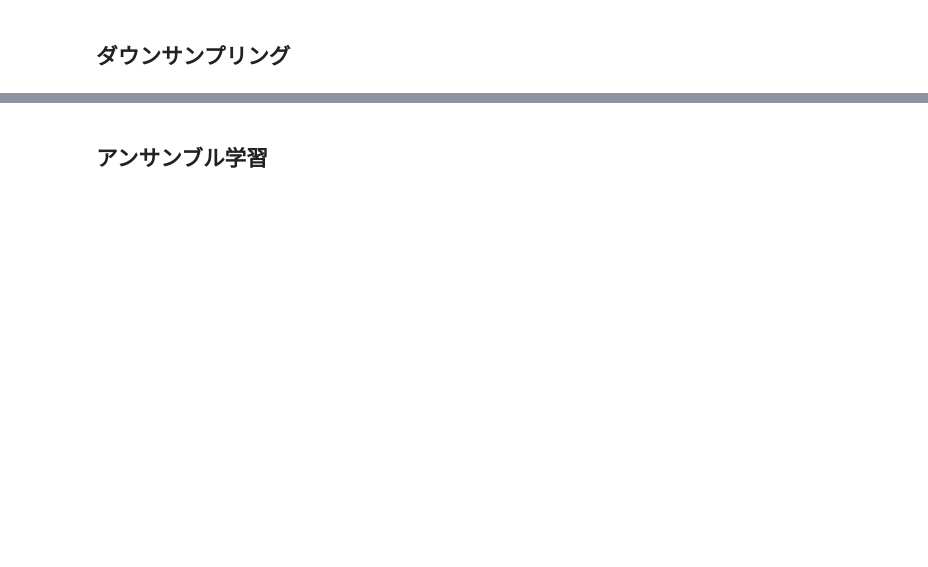
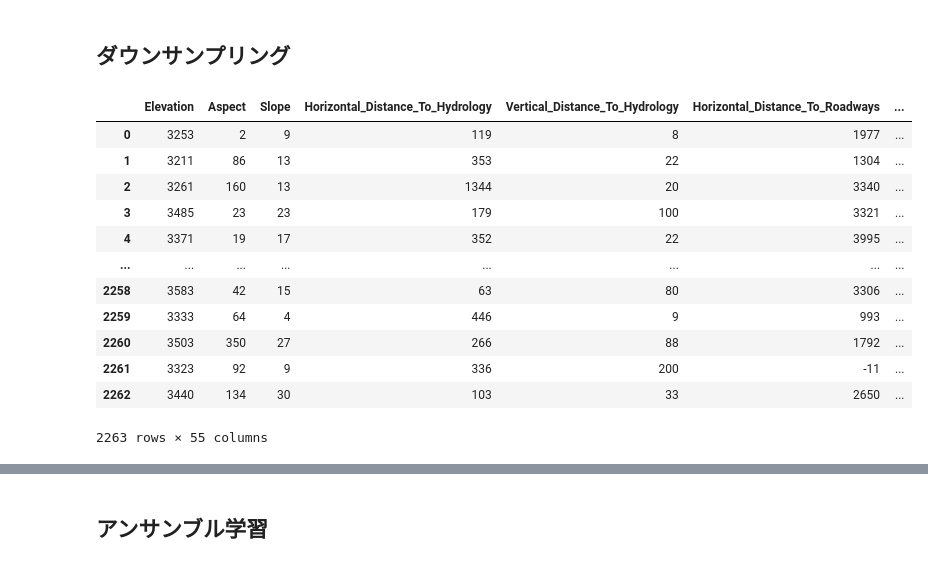
Before and after one commit to rrrrind/kaggle, a Jupyter notebook: workspace/Tabular_Playground_Series_Dec_2021/main.ipynb, the cells around one changed output, grey strips where cells are left out. Cells and saved outputs as stored; diff of their text form; code cells hidden in the pictures; blank space fills up the shorter version.

```diff
--- a/workspace/Tabular_Playground_Series_Dec_2021/main.ipynb
+++ b/workspace/Tabular_Playground_Series_Dec_2021/main.ipynb
@@ -247,0 +230,16 @@ fun_features
+# %%
+train_ds
+# %% [output]
+|  | Elevation | Aspect | Slope | Horizontal_Distance_To_Hydrology | Vertical_Distance_To_Hydrology | Horizontal_Distance_To_Roadways | ... |
+| 0 | 3253 | 2 | 9 | 119 | 8 | 1977 | ... |
+| 1 | 3211 | 86 | 13 | 353 | 22 | 1304 | ... |
+| 2 | 3261 | 160 | 13 | 1344 | 20 | 3340 | ... |
+| 3 | 3485 | 23 | 23 | 179 | 100 | 3321 | ... |
+| 4 | 3371 | 19 | 17 | 352 | 22 | 3995 | ... |
+| ... | ... | ... | ... | ... | ... | ... | ... |
+| 2258 | 3583 | 42 | 15 | 63 | 80 | 3306 | ... |
+| 2259 | 3333 | 64 | 4 | 446 | 9 | 993 | ... |
+| 2260 | 3503 | 350 | 27 | 266 | 88 | 1792 | ... |
+| 2261 | 3323 | 92 | 9 | 336 | 200 | -11 | ... |
+| 2262 | 3440 | 134 | 30 | 103 | 33 | 2650 | ... |
+2263 rows × 55 columns
```
Also changed, not shown: parts of 15 cells of this notebook.
